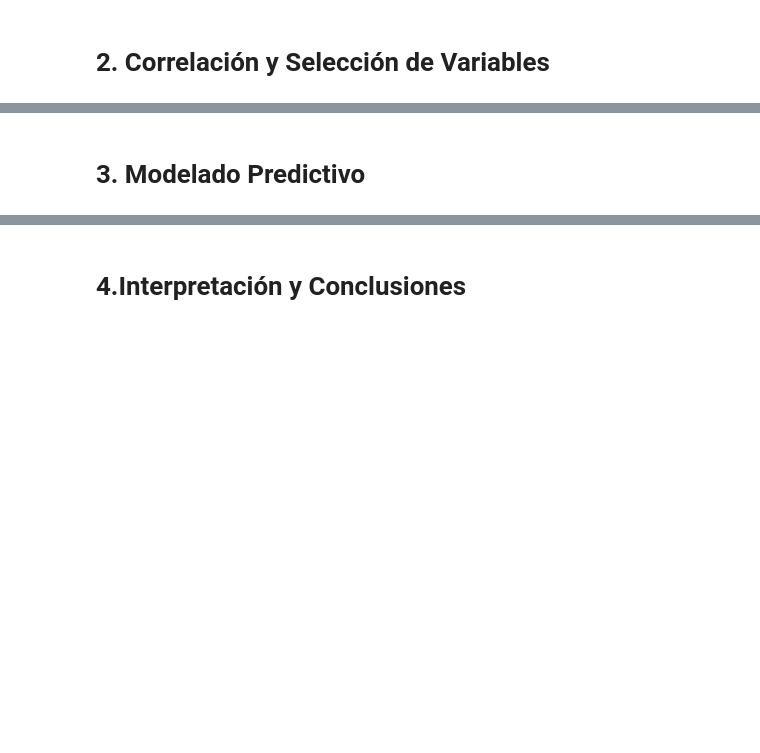
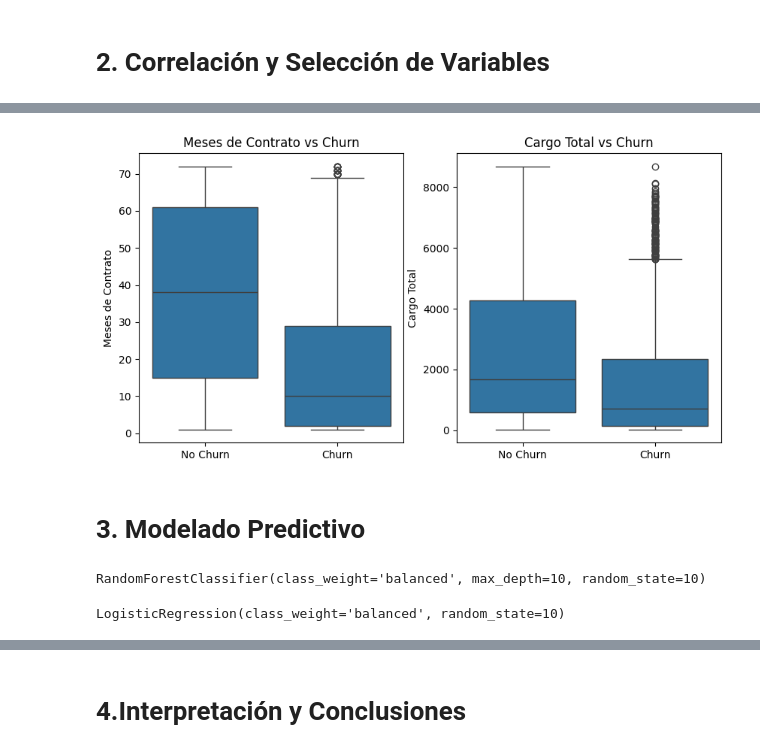
Before and after one commit to gianellannie/telecom-x-parte2, a Jupyter notebook: TelecomX_LATAM_parte2.ipynb, the cells around one changed output, grey strips where cells are left out. Cells and saved outputs as stored; diff of their text form; code cells hidden in the pictures; blank space fills up the shorter version.

```diff
--- a/TelecomX_LATAM_parte2.ipynb
+++ b/TelecomX_LATAM_parte2.ipynb
@@ -7,2 +90,20 @@
+# %%
+fig, ax = plt.subplots(1, 2, figsize=(10, 5))
+
+sns.boxplot(x='churn', y='remainder__meses_contrato', data=datos_preparados, ax=ax[0])
+ax[0].set_title('Meses de Contrato vs Churn')
+ax[0].set_xlabel('')
+ax[0].set_ylabel('Meses de Contrato')
+ax[0].set_xticks(np.arange(2),['No Churn', 'Churn'])
+
+sns.boxplot(x='churn', y='remainder__cargo_total', data=datos_preparados, ax=ax[1])
+ax[1].set_title('Cargo Total vs Churn')
+ax[1].set_xlabel('')
+ax[1].set_ylabel('Cargo Total')
+ax[1].set_xticks(np.arange(2),['No Churn', 'Churn'])
+
+plt.show()
+# %% [output]
+[figure, added]
 # %% [markdown]
 # **3. Modelado Predictivo**
@@ -8,0 +122,10 @@
+# %%
+modelo_rfc = RandomForestClassifier(max_depth=10, random_state=10, class_weight='balanced')
+modelo_rfc.fit(X_train_balanceado, y_train_balanceado)
+# %% [output]
+RandomForestClassifier(class_weight='balanced', max_depth=10, random_state=10)
+# %%
+modelo_lr = LogisticRegression(random_state=10, class_weight='balanced')
+modelo_lr.fit(X_train_normalizado, y_train_balanceado)
+# %% [output]
+LogisticRegression(class_weight='balanced', random_state=10)
```
Also changed, not shown: parts of 25 cells of this notebook.
